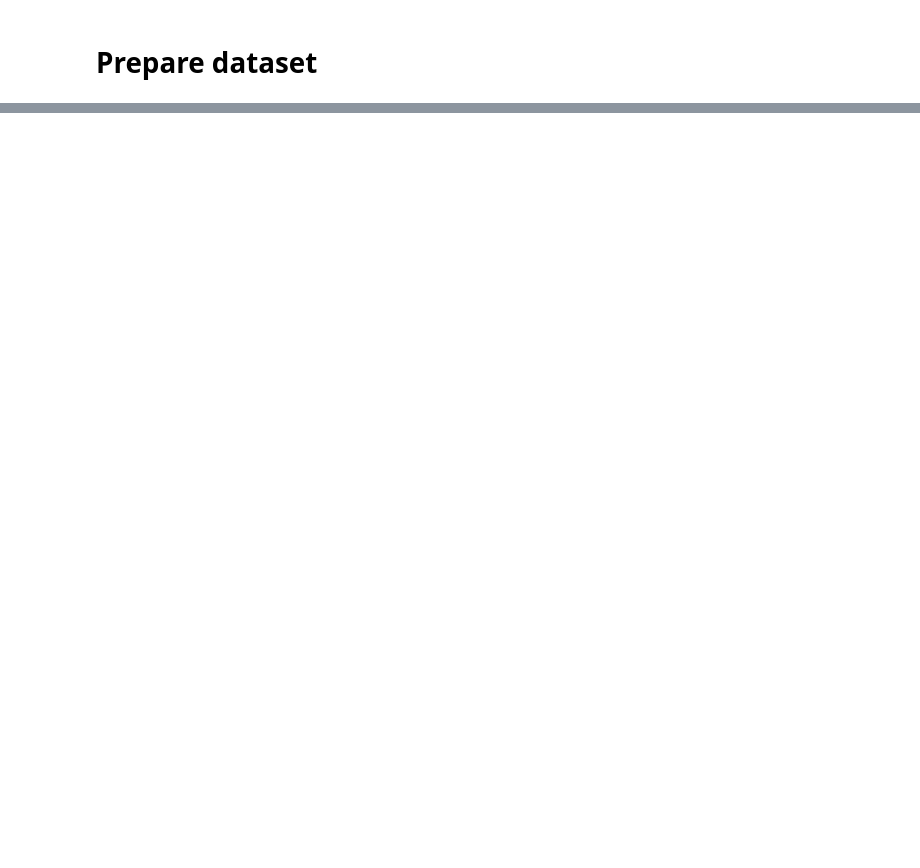
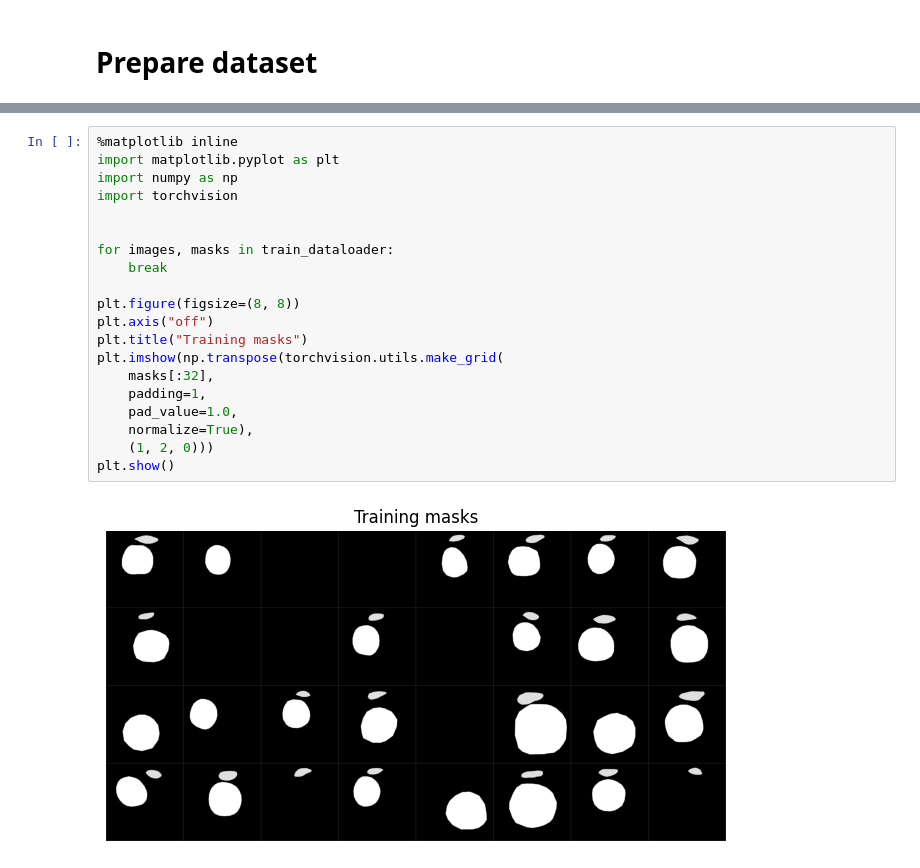
Before and after one commit to lamld203844/Biomedical-Segmentation, a Jupyter notebook: baseline_pytorch.ipynb, the cells around one changed output, grey strips where cells are left out. Saved outputs shown, nothing was run; the diff lists cells and outputs as text; blank space fills up the shorter version.

```diff
--- a/baseline_pytorch.ipynb
+++ b/baseline_pytorch.ipynb
@@ -114,0 +227,22 @@ images, masks = next(iter(train_dataloader))
+# %%
+%matplotlib inline
+import matplotlib.pyplot as plt
+import numpy as np
+import torchvision
+
+
+for images, masks in train_dataloader:
+    break
+
+plt.figure(figsize=(8, 8))
+plt.axis("off")
+plt.title("Training masks")
+plt.imshow(np.transpose(torchvision.utils.make_grid(
+    masks[:32],
+    padding=1,
+    pad_value=1.0,
+    normalize=True),
+    (1, 2, 0)))
+plt.show()
+# %% [output]
+[figure, added]
```
Also changed, not shown: parts of 22 cells of this notebook.
